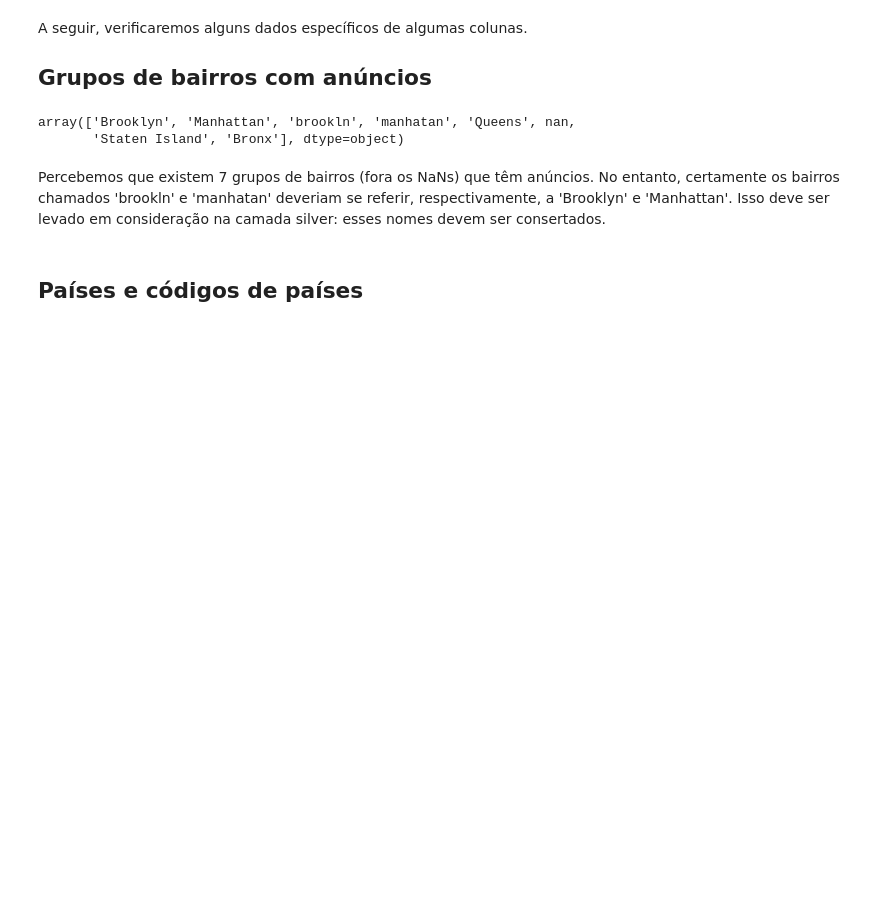
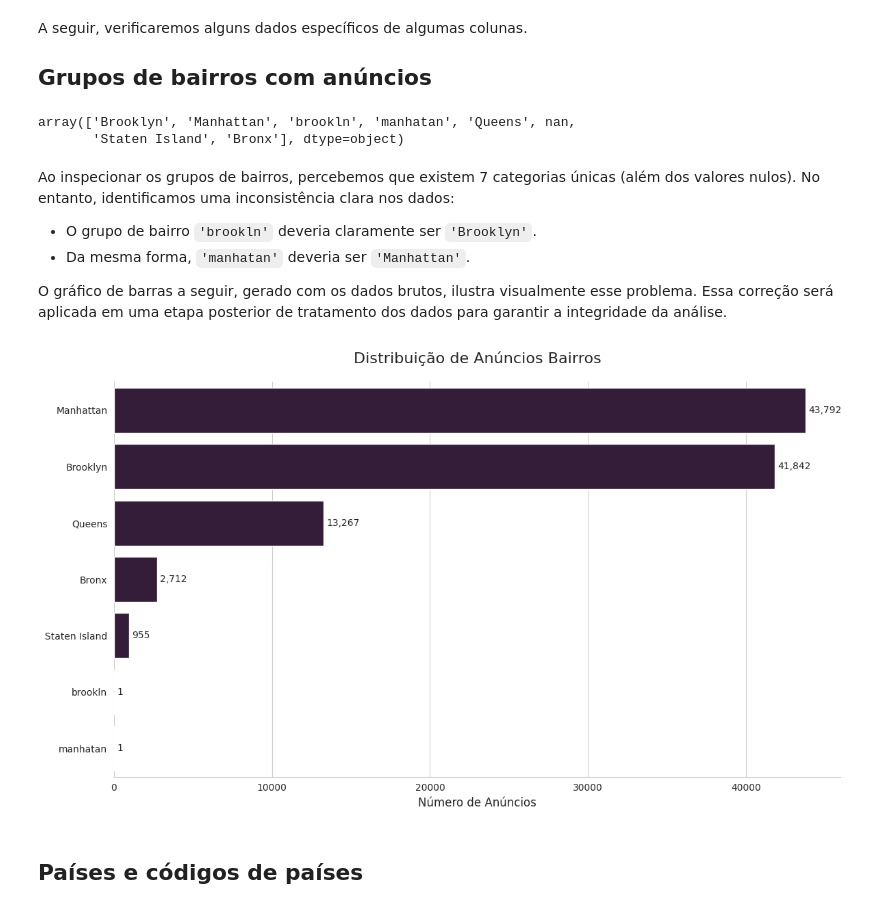
Before and after one commit to lucasqueiroz23/airbnb-data-analysis, a Jupyter notebook: raw/analytics.ipynb, the cells around one changed output. Drawn from its saved outputs; the diff is of its cells as text; code cells hidden in the pictures; blank space fills up the shorter version.

```diff
--- a/raw/analytics.ipynb
+++ b/raw/analytics.ipynb
@@ -223,7 +264,61 @@ neighbourhood_groups
 array(['Brooklyn', 'Manhattan', 'brookln', 'manhatan', 'Queens', nan,
        'Staten Island', 'Bronx'], dtype=object)
 # %% [markdown]
-Percebemos que existem 7 grupos de bairros (fora os NaNs) que têm anúncios. No entanto, certamente os bairros chamados 'brookln' e 'manhatan' deveriam se referir, respectivamente, a 'Brooklyn' e 'Manhattan'. Isso deve ser levado em consideração na camada silver: esses nomes devem ser consertados.
+Ao inspecionar os grupos de bairros, percebemos que existem 7 categorias únicas (além dos valores nulos). No entanto, identificamos uma inconsistência clara nos dados:
+
+- O grupo de bairro `'brookln'` deveria claramente ser `'Brooklyn'`.
+- Da mesma forma, `'manhatan'` deveria ser `'Manhattan'`.
+
+O gráfico de barras a seguir, gerado com os dados brutos, ilustra visualmente esse problema. Essa correção será aplicada em uma etapa posterior de tratamento dos dados para garantir a integridade da análise.
+# %%
+import pandas as pd
+import matplotlib.pyplot as plt
+import seaborn as sns
+
+# Certifique-se de que o caminho para o arquivo CSV está correto
+file_path = './airbnb-dataset.csv'
+df = pd.read_csv(file_path, encoding='utf8', low_memory=False)
+
+# --- Geração do Gráfico com Dados Brutos ---
+
+# Definimos o estilo e a paleta de cores
+sns.set_style("whitegrid")
+sns.set_palette("rocket") # Usando outra paleta para diferenciar
+
+# Criamos a figura e os eixos do gráfico
+plt.figure(figsize=(12, 7))
+
+# Criamos a ordem das barras com base nos dados originais
+# Note que 'brookln' e 'manhatan' aparecerão como categorias separadas
+order = df['neighbourhood group'].value_counts().index
+
+# Criamos o gráfico de contagem (countplot) com os dados brutos
+ax = sns.countplot(
+    y=df['neighbourhood group'],
+    order=order
+)
+
+# --- Anotações e Melhorias no Gráfico ---
+
+# Adicionamos os valores exatos no final de cada barra
+for container in ax.containers:
+    ax.bar_label(container, fmt='{:,.0f}', padding=3, fontsize=10)
+
+# Configuramos títulos e rótulos, indicando que são dados brutos
+ax.set_title('Distribuição de Anúncios Bairros', fontsize=16, pad=20)
+ax.set_xlabel('Número de Anúncios', fontsize=12)
+ax.set_ylabel('')
+
+# Removemos as bordas de cima e da direita para um visual mais limpo
+sns.despine(left=True)
+
+# Ajusta o layout para evitar que os elementos se sobreponham
+plt.tight_layout()
+
+# Exibir o gráfico
+plt.show()
+# %% [output]
+[figure, added]
 # %% [markdown]
 ## Países e códigos de países
 # %%
```
Also changed, not shown: parts of 9 cells of this notebook, 1 other file.
